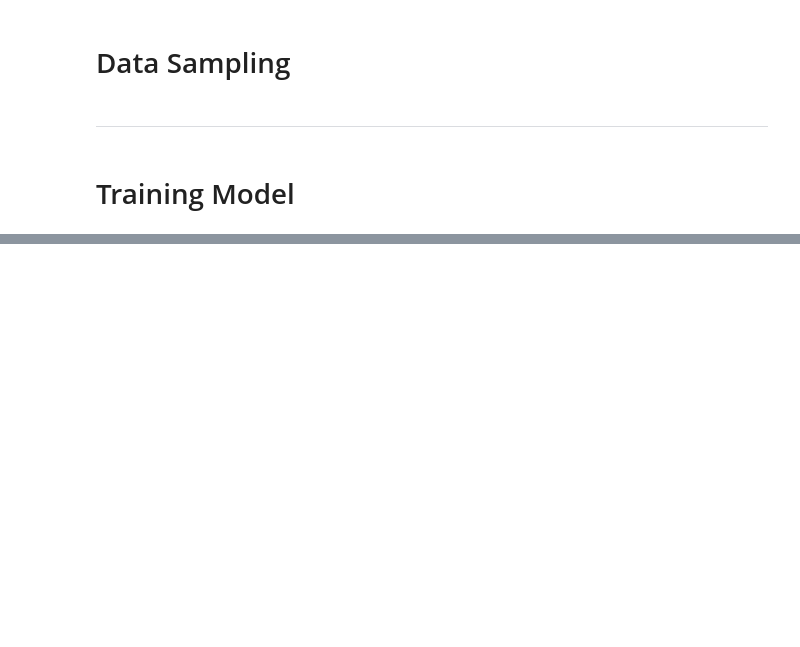
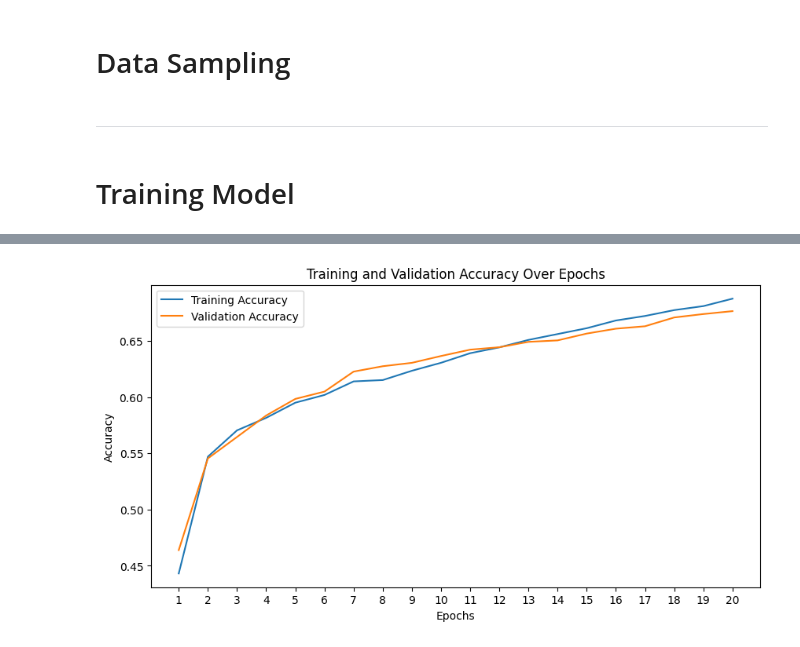
Before and after one commit to KM0006/CyLert-Aggregation, a Jupyter notebook: CyLertPackage/Training Primitive Classifier.ipynb, the cells around one changed output, grey strips where cells are left out. Saved outputs shown, nothing was run; the diff lists cells and outputs as text; code cells hidden in the pictures; blank space fills up the shorter version.

```diff
--- a/CyLertPackage/Training Primitive Classifier.ipynb
+++ b/CyLertPackage/Training Primitive Classifier.ipynb
@@ -229,0 +267,12 @@ plt.show()
+# %%
+plt.figure(figsize = (10, 5))
+plt.plot(EpochsAxis, TrainingAccuracyPerEpoch, label = 'Training Accuracy')
+plt.plot(EpochsAxis, ValidationAccuracyPerEpoch, label = 'Validation Accuracy')
+plt.xticks(EpochsAxis)
+plt.xlabel('Epochs')
+plt.ylabel('Accuracy')
+plt.title('Training and Validation Accuracy Over Epochs')
+plt.legend()
+plt.show()
+# %% [output]
+[figure, added]
```
Also changed, not shown: parts of 13 cells of this notebook.
